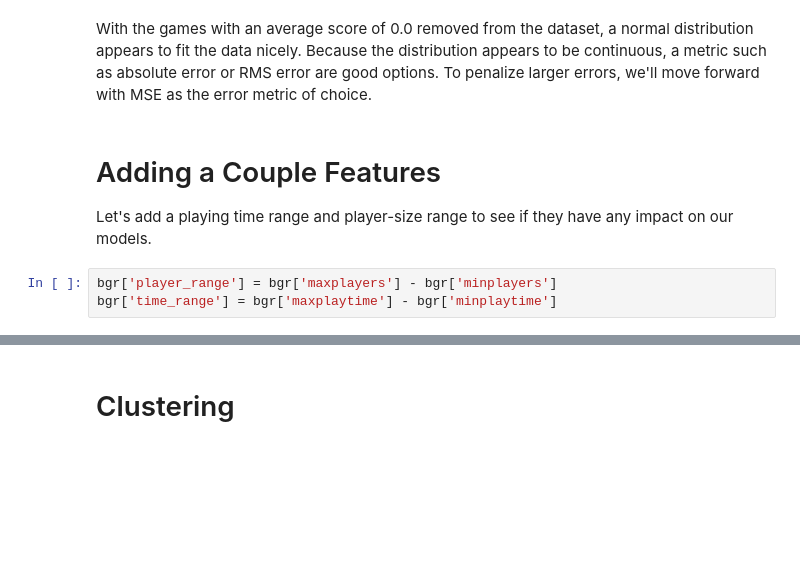
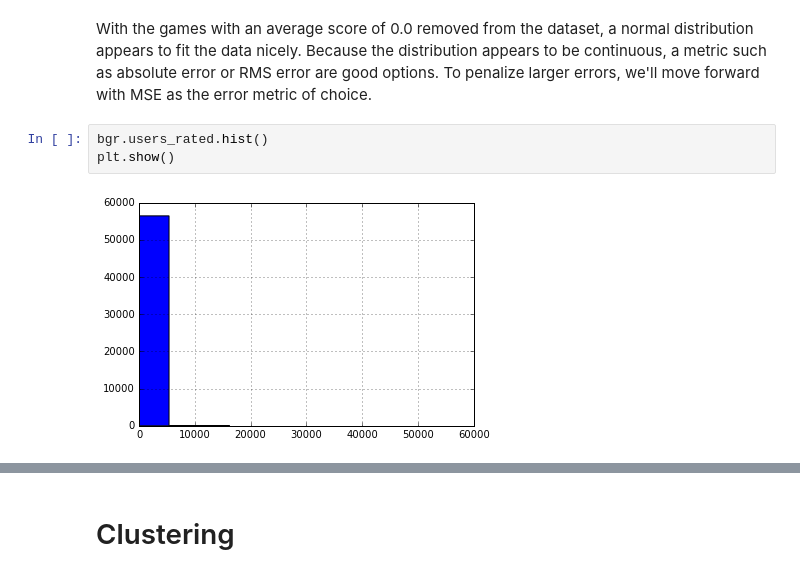
Before and after one commit to topocount/datascience, a Jupyter notebook: introProjects/board_game_reviews/Basics.ipynb, the cells around one changed output, grey strips where cells are left out. Saved outputs shown, nothing was run; the diff lists cells and outputs as text; blank space fills up the shorter version.

```diff
--- a/introProjects/board_game_reviews/Basics.ipynb
+++ b/introProjects/board_game_reviews/Basics.ipynb
@@ -35,9 +35,8 @@ stddev: 1.5785522573378534
  mean: 6.015910848556213
 # %% [markdown]
 With the games with an average score of 0.0 removed from the dataset, a normal distribution appears to fit the data nicely. Because the distribution appears to be continuous, a metric such as absolute error or RMS error are good options. To penalize larger errors, we'll move forward with MSE as the error metric of choice.
-# %% [markdown]
-# Adding a Couple Features
-Let's add a playing time range and player-size range to see if they have any impact on our models.
-# %%
-bgr['player_range'] = bgr['maxplayers'] - bgr['minplayers']
-bgr['time_range'] = bgr['maxplaytime'] - bgr['minplaytime']
+# %%
+bgr.users_rated.hist()
+plt.show()
+# %% [output]
+[figure, added]
```
Also changed, not shown: parts of 8 cells of this notebook, 7 other files.
